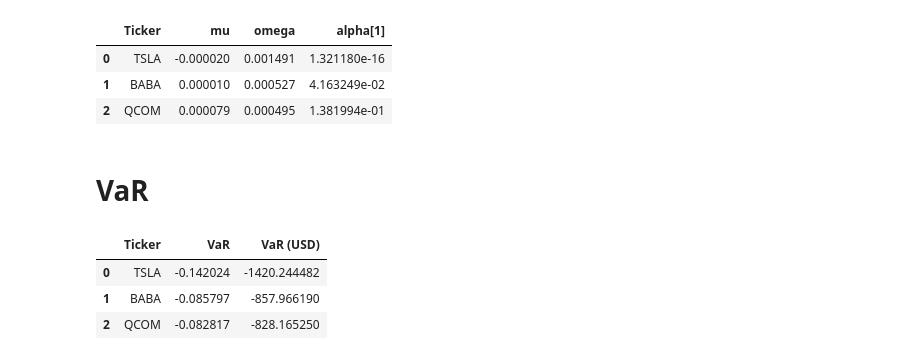
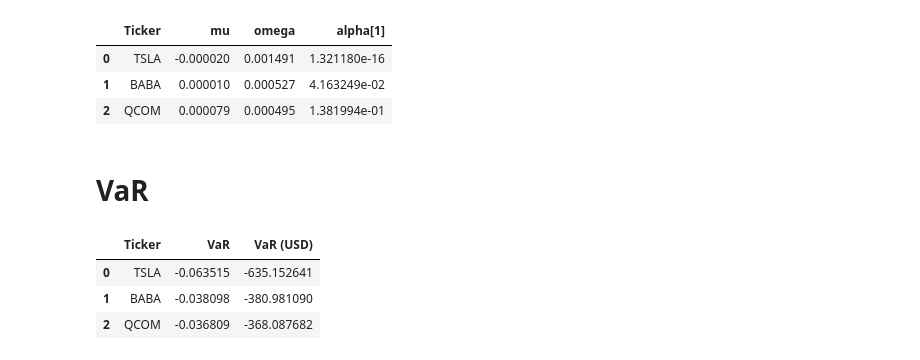
Before and after one commit to adigntr/kuliah-manajemen-risiko, a Jupyter notebook: Main v1.6.ipynb, the cells around one changed output. Cells and saved outputs as stored; diff of their text form; code cells hidden in the pictures.

```diff
--- a/Main v1.6.ipynb
+++ b/Main v1.6.ipynb
@@ -923,7 +923,7 @@ final_results
 # %% [markdown]
 # VaR
 # %%
-t = 5
+t = 1
 V0 = 10000
 # %%
 # Fungsi untuk estimasi VaR menggunakan model ARCH
@@ -935,43 +935,42 @@ def estimate_var(data):
     # Menghitung prediksi volatilitas
     volatility = model_fit.conditional_volatility
 
-    # Ambil volatilitas 5 hari terakhir
-    volatility_last_5_days = volatility[-5:]  # Ambil 5 nilai terakhir dari volatilitas
+    # Ambil volatilitas t hari terakhir
+    volatility_last_t_days = volatility[-t:]  # Ambil t nilai terakhir dari volatilitas
 
-    # Hitung rata-rata volatilitas untuk 5 hari terakhir
-    volatility_avg_5_days = np.mean(volatility_last_5_days)
+    volatility_last_t_days = volatility_last_t_days[0]
 
     # Z-score untuk confidence level alpha (misal 95% confidence level)
     z_score = norm.ppf(1 - alpha)
 
     # Menghitung VaR (standarized) dan VaR dalam USD
-    VaR = -z_score * volatility_avg_5_days * np.sqrt(t)
+    VaR = -z_score * volatility_last_t_days * np.sqrt(t)
     VaR_USD = VaR * V0
 
-    return VaR, VaR_USD, model_fit, z_score
+    return VaR, VaR_USD
 # %%
 # DataFrame untuk menyimpan hasil estimasi VaR
 results = []
 
 # Loop untuk menghitung VaR untuk setiap ticker
 for ticker in tickers:
     # Pastikan log_returns sudah ada di sini
-    VaR, VaR_USD, model_fit, z_score = estimate_var(residuals_df[f"{ticker} - AR({P_AR})"].dropna())
+    VaR, VaR_USD = estimate_var(residuals_df[f"{ticker} - AR({P_AR})"].dropna())
 
     # Menyimpan hasil dalam list
     results.append({
         'Ticker': ticker,
         'VaR': VaR,
         'VaR (USD)': VaR_USD
     })
 
 # Mengonversi list hasil ke DataFrame setelah loop selesai
 final_results_df = pd.DataFrame(results)
 
 # Menampilkan hasil
 final_results_df
 # %% [output]
 |  | Ticker | VaR | VaR (USD) |
-| 0 | TSLA | -0.142024 | -1420.244482 |
-| 1 | BABA | -0.085797 | -857.966190 |
-| 2 | QCOM | -0.082817 | -828.165250 |
+| 0 | TSLA | -0.063515 | -635.152641 |
+| 1 | BABA | -0.038098 | -380.981090 |
+| 2 | QCOM | -0.036809 | -368.087682 |
```
